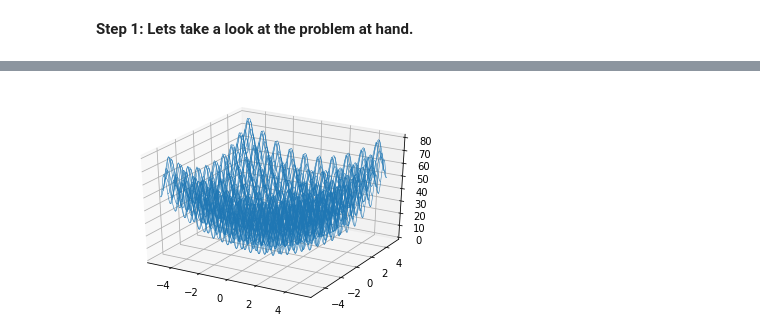
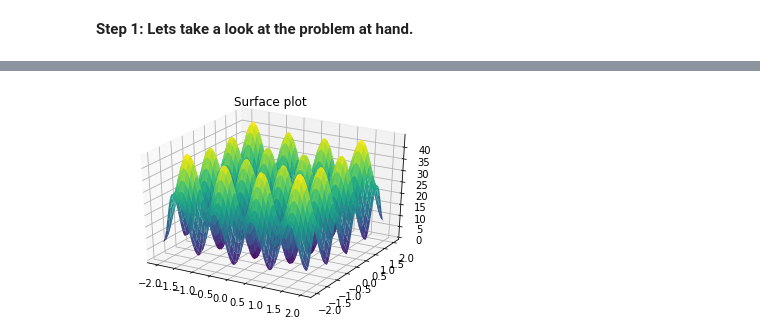
Before and after one commit to sergionovi/OptmizationViaGeneticAlgorithm, a Jupyter notebook: GeneticOptimization.ipynb, the cells around one changed output, grey strips where cells are left out. Drawn from its saved outputs; the diff is of its cells as text; code cells hidden in the pictures.

```diff
--- a/GeneticOptimization.ipynb
+++ b/GeneticOptimization.ipynb
@@ -53,8 +69,19 @@ plt.show()
-# %%
-fig2 = plt.figure()
-ax = fig2.gca(projection='3d')
-ax =  fig2.gca(projection='3d')
-ax.plot_wireframe(X, Y, Z,linewidth=.5)
-plt.show()
-# %% [output]
-[figure, removed]
+# %%
+
+X1 = np.arange(-2, 2, 0.01)
+Y1 = np.arange(-2, 2, 0.01)
+X1, Y1 = np.meshgrid(X1, Y1)
+
+Z1 = 20+ X1**2 + Y1**2 -10*np.cos(2*math.pi*X1) -10*np.cos(2*math.pi*Y1)
+
+
+
+
+fig = plt.figure()
+ax = plt.axes(projection='3d')
+
+ax.plot_surface(X1, Y1, Z1,cmap='viridis', edgecolor='none')
+ax.set_title('Surface plot')
+plt.show()
+# %% [output]
+[figure, added]
```
Also changed, not shown: parts of 1 cell of this notebook.
